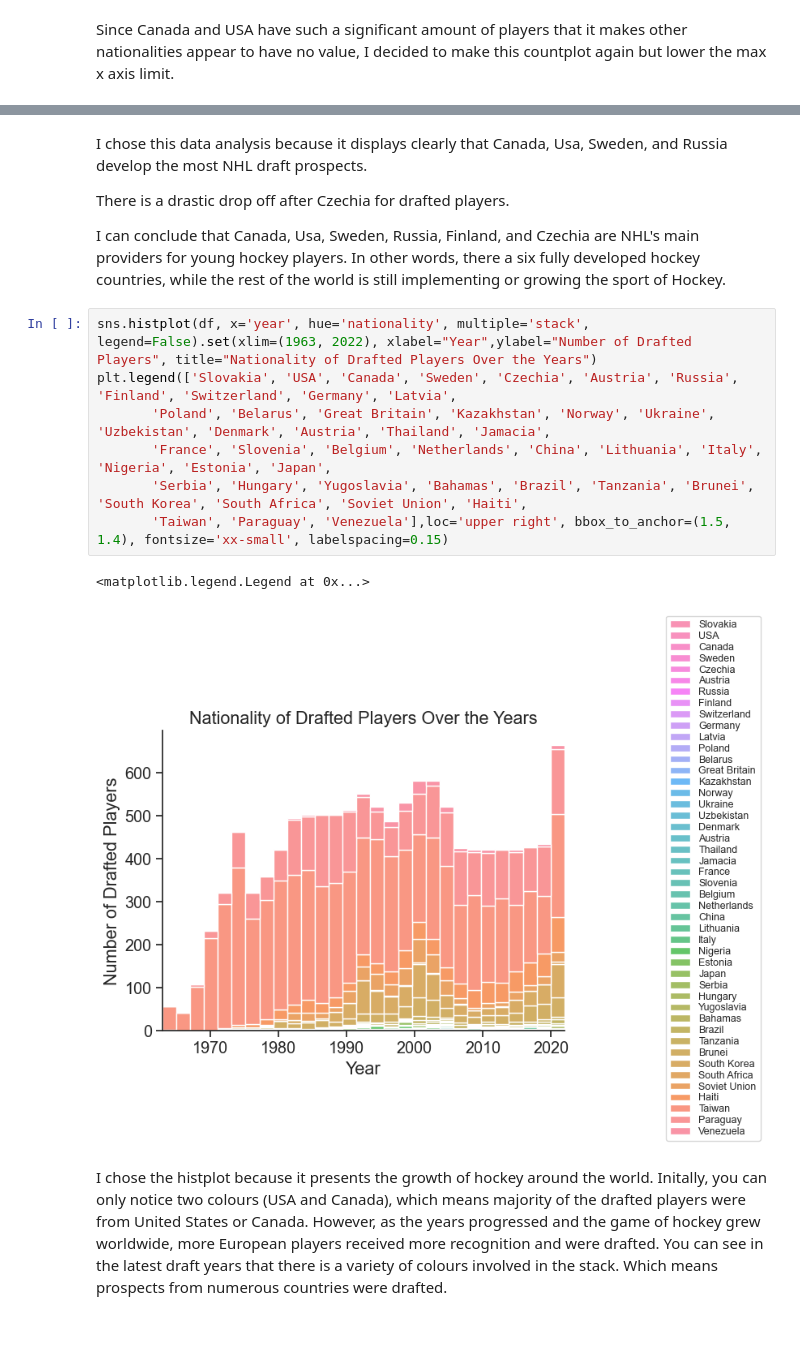
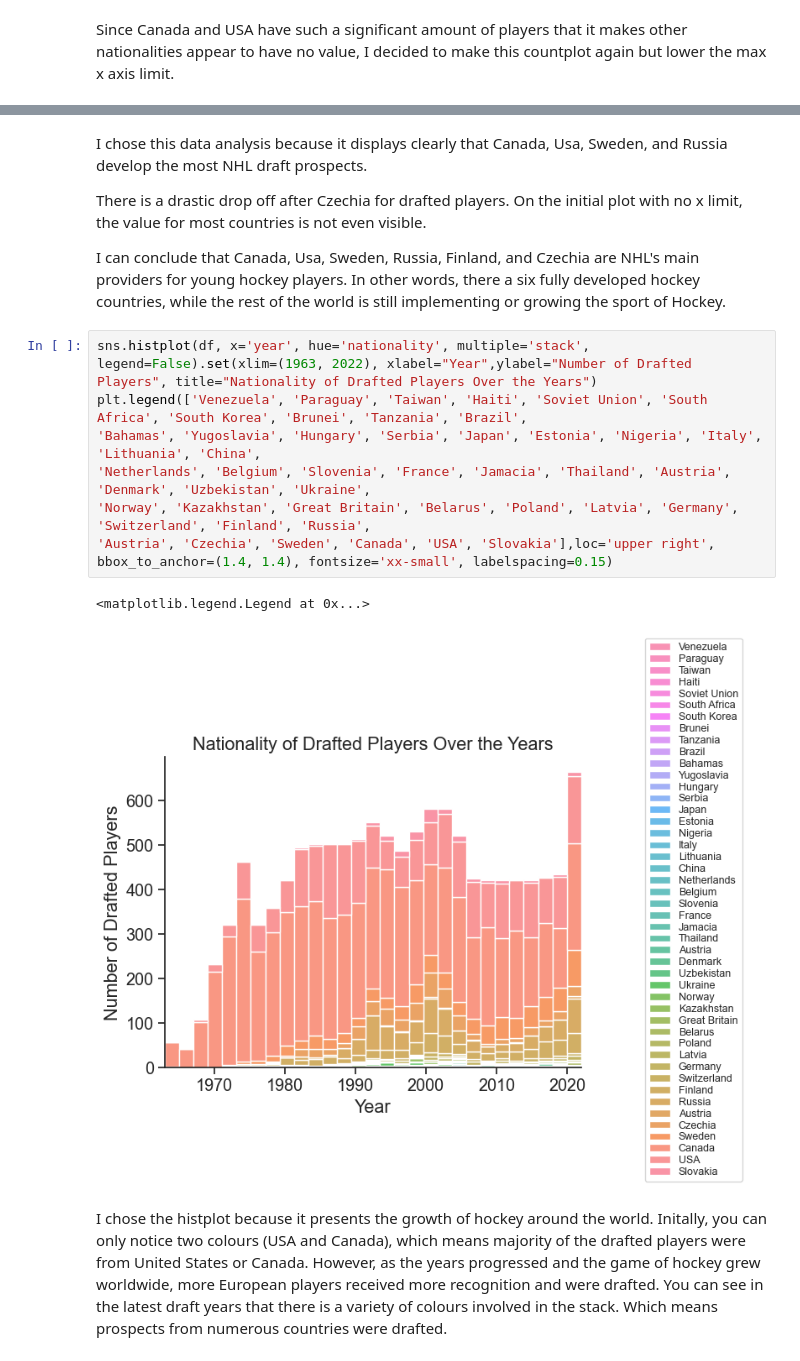
Before and after one commit to ubco-W2022T2-data301/project-group-group31, a Jupyter notebook: analysis/analysis2.ipynb, the cells around one changed output, grey strips where cells are left out. Saved outputs shown, nothing was run; the diff lists cells and outputs as text; blank space fills up the shorter version.

```diff
--- a/analysis/analysis2.ipynb
+++ b/analysis/analysis2.ipynb
@@ -84,19 +133,19 @@ plt.legend(["Canada","USA", "Sweden", "Russia", "Finland", "Czechia", "Switzerla
 # %% [markdown]
 I chose this data analysis because it displays clearly that Canada, Usa, Sweden, and Russia develop the most NHL draft prospects.
 
-There is a drastic drop off after Czechia for drafted players.
+There is a drastic drop off after Czechia for drafted players. On the initial plot with no x limit, the value for most countries is not even visible.
 
 I can conclude that Canada, Usa, Sweden, Russia, Finland, and Czechia are NHL's main providers for young hockey players. In other words, there a six fully developed hockey countries, while the rest of the world is still implementing or growing the sport of Hockey.
 # %%
 sns.histplot(df, x='year', hue='nationality', multiple='stack', legend=False).set(xlim=(1963, 2022), xlabel="Year",ylabel="Number of Drafted Players", title="Nationality of Drafted Players Over the Years")
-plt.legend(['Slovakia', 'USA', 'Canada', 'Sweden', 'Czechia', 'Austria', 'Russia', 'Finland', 'Switzerland', 'Germany', 'Latvia',
-       'Poland', 'Belarus', 'Great Britain', 'Kazakhstan', 'Norway', 'Ukraine', 'Uzbekistan', 'Denmark', 'Austria', 'Thailand', 'Jamacia',
-       'France', 'Slovenia', 'Belgium', 'Netherlands', 'China', 'Lithuania', 'Italy', 'Nigeria', 'Estonia', 'Japan',
-       'Serbia', 'Hungary', 'Yugoslavia', 'Bahamas', 'Brazil', 'Tanzania', 'Brunei', 'South Korea', 'South Africa', 'Soviet Union', 'Haiti',
-       'Taiwan', 'Paraguay', 'Venezuela'],loc='upper right', bbox_to_anchor=(1.5, 1.4), fontsize='xx-small', labelspacing=0.15)
+plt.legend(['Venezuela', 'Paraguay', 'Taiwan', 'Haiti', 'Soviet Union', 'South Africa', 'South Korea', 'Brunei', 'Tanzania', 'Brazil',
+'Bahamas', 'Yugoslavia', 'Hungary', 'Serbia', 'Japan', 'Estonia', 'Nigeria', 'Italy', 'Lithuania', 'China',
+'Netherlands', 'Belgium', 'Slovenia', 'France', 'Jamacia', 'Thailand', 'Austria', 'Denmark', 'Uzbekistan', 'Ukraine',
+'Norway', 'Kazakhstan', 'Great Britain', 'Belarus', 'Poland', 'Latvia', 'Germany', 'Switzerland', 'Finland', 'Russia',
+'Austria', 'Czechia', 'Sweden', 'Canada', 'USA', 'Slovakia'],loc='upper right', bbox_to_anchor=(1.4, 1.4), fontsize='xx-small', labelspacing=0.15)
 # %% [output]
 <matplotlib.legend.Legend at 0x...>
-[figure, old version]
+[figure, new version]
 # %% [markdown]
 I chose the histplot because it presents the growth of hockey around the world.
 Initally, you can only notice two colours (USA and Canada), which means majority of the drafted players were from United States or Canada. However, as the years progressed and the game of hockey grew worldwide, more European players received more recognition and were drafted. You can see in the latest draft years that there is a variety of colours involved in the stack. Which means prospects from numerous countries were drafted.
```
Also changed, not shown: parts of 9 cells of this notebook.
